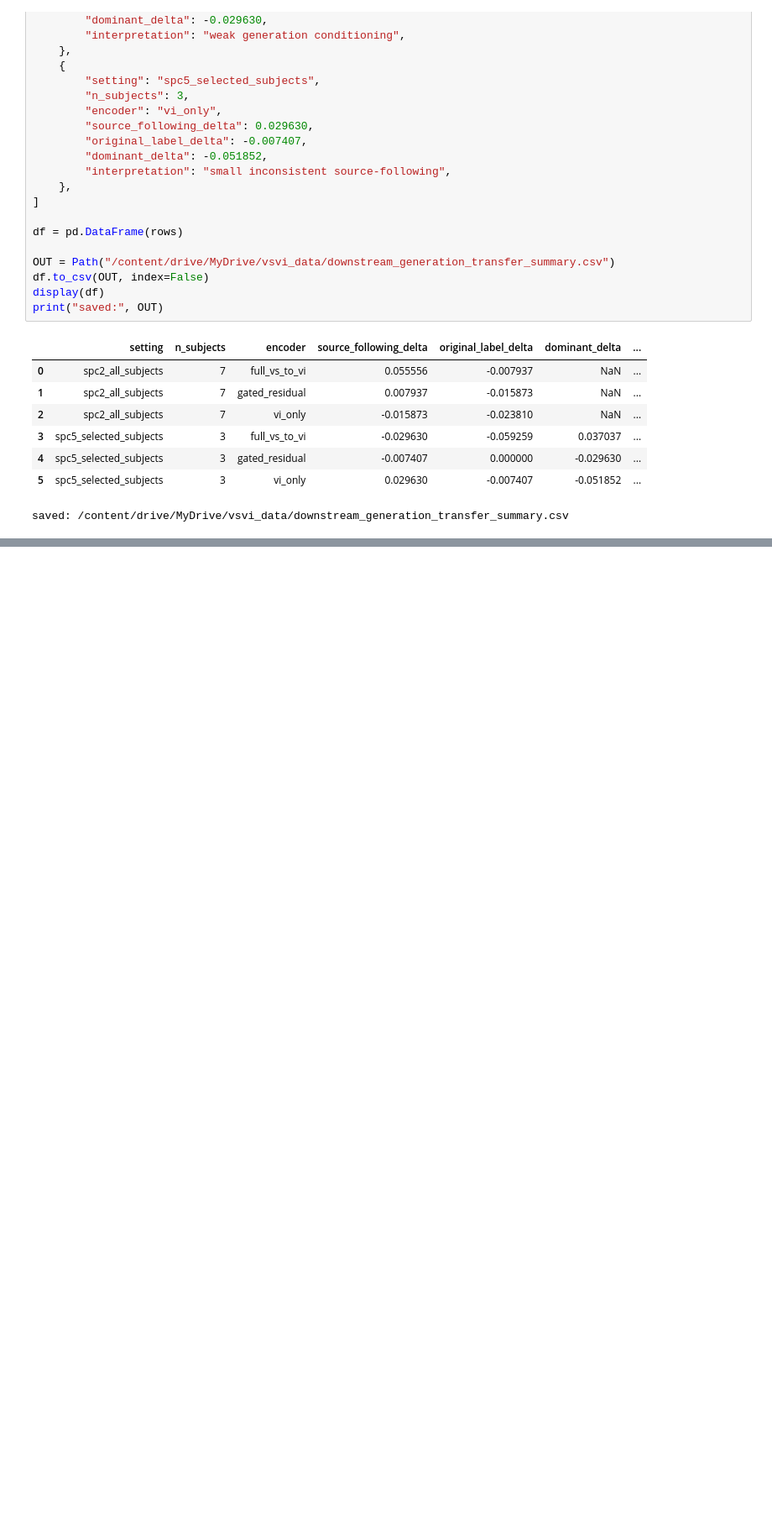
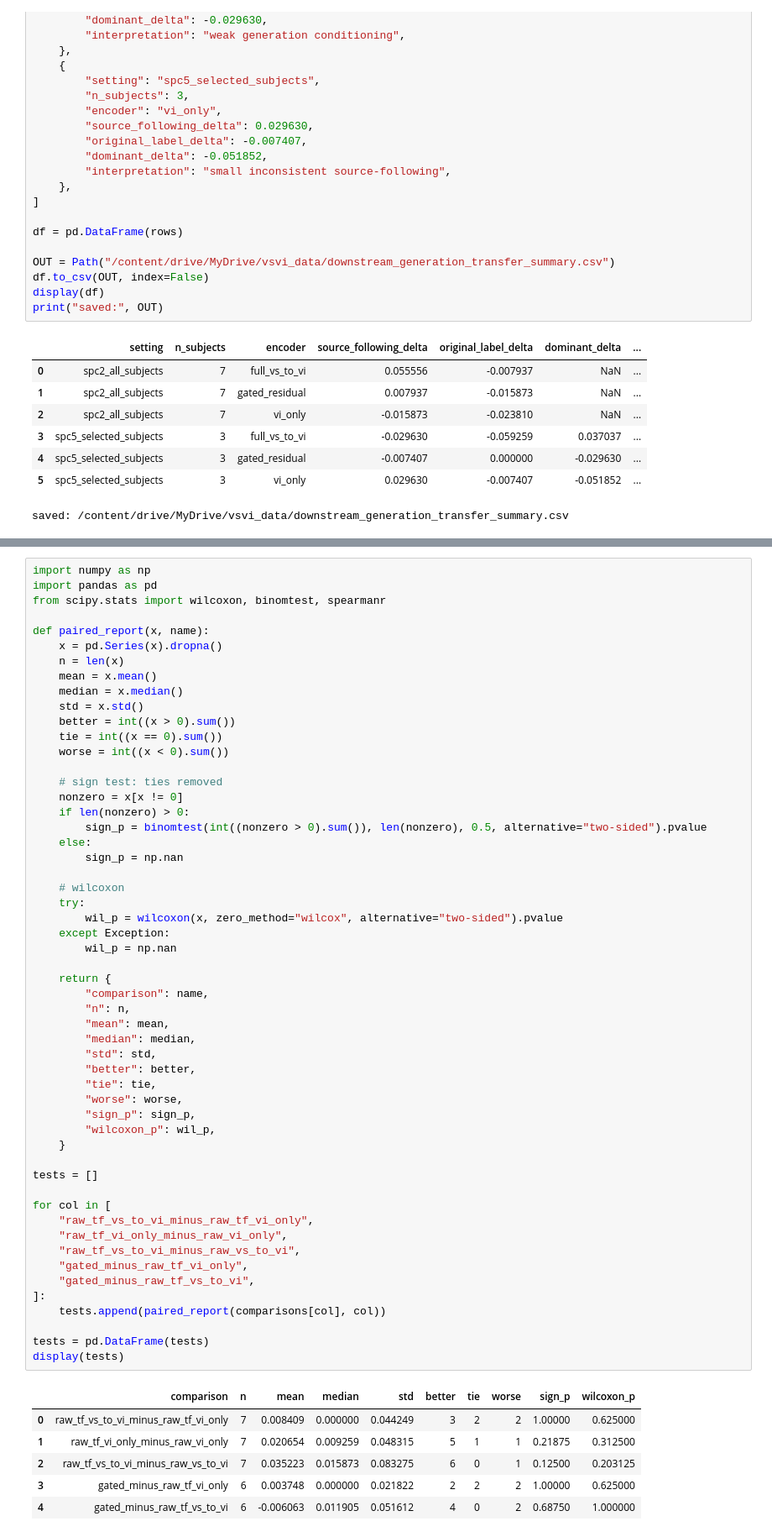
Before and after one commit to heegyukim4043/test_diffusion_EEG_visualstim_image, a Jupyter notebook: colab_next_priority_runs.ipynb, the cells around one changed output, grey strips where cells are left out. Shown at 84% size. Saved outputs shown, nothing was run; the diff lists cells and outputs as text; blank space fills up the shorter version.

```diff
--- a/colab_next_priority_runs.ipynb
+++ b/colab_next_priority_runs.ipynb
@@ -2209,0 +2295,61 @@ print("saved to:", OUT_DIR)
+# %%
+import numpy as np
+import pandas as pd
+from scipy.stats import wilcoxon, binomtest, spearmanr
+
+def paired_report(x, name):
+    x = pd.Series(x).dropna()
+    n = len(x)
+    mean = x.mean()
+    median = x.median()
+    std = x.std()
+    better = int((x > 0).sum())
+    tie = int((x == 0).sum())
+    worse = int((x < 0).sum())
+
+    # sign test: ties removed
+    nonzero = x[x != 0]
+    if len(nonzero) > 0:
+        sign_p = binomtest(int((nonzero > 0).sum()), len(nonzero), 0.5, alternative="two-sided").pvalue
+    else:
+        sign_p = np.nan
+
+    # wilcoxon
+    try:
+        wil_p = wilcoxon(x, zero_method="wilcox", alternative="two-sided").pvalue
+    except Exception:
+        wil_p = np.nan
+
+    return {
+        "comparison": name,
+        "n": n,
+        "mean": mean,
+        "median": median,
+        "std": std,
+        "better": better,
+        "tie": tie,
+        "worse": worse,
+        "sign_p": sign_p,
+        "wilcoxon_p": wil_p,
+    }
+
+tests = []
+
+for col in [
+    "raw_tf_vs_to_vi_minus_raw_tf_vi_only",
+    "raw_tf_vi_only_minus_raw_vi_only",
+    "raw_tf_vs_to_vi_minus_raw_vs_to_vi",
+    "gated_minus_raw_tf_vi_only",
+    "gated_minus_raw_tf_vs_to_vi",
+]:
+    tests.append(paired_report(comparisons[col], col))
+
+tests = pd.DataFrame(tests)
+display(tests)
+# %% [output]
+|  | comparison | n | mean | median | std | better | tie | worse | sign_p | wilcoxon_p |
+| 0 | raw_tf_vs_to_vi_minus_raw_tf_vi_only | 7 | 0.008409 | 0.000000 | 0.044249 | 3 | 2 | 2 | 1.00000 | 0.625000 |
+| 1 | raw_tf_vi_only_minus_raw_vi_only | 7 | 0.020654 | 0.009259 | 0.048315 | 5 | 1 | 1 | 0.21875 | 0.312500 |
+| 2 | raw_tf_vs_to_vi_minus_raw_vs_to_vi | 7 | 0.035223 | 0.015873 | 0.083275 | 6 | 0 | 1 | 0.12500 | 0.203125 |
+| 3 | gated_minus_raw_tf_vi_only | 6 | 0.003748 | 0.000000 | 0.021822 | 2 | 2 | 2 | 1.00000 | 0.625000 |
+| 4 | gated_minus_raw_tf_vs_to_vi | 6 | -0.006063 | 0.011905 | 0.051612 | 4 | 0 | 2 | 0.68750 | 1.000000 |
```
Also changed, not shown: parts of 25 cells of this notebook.
